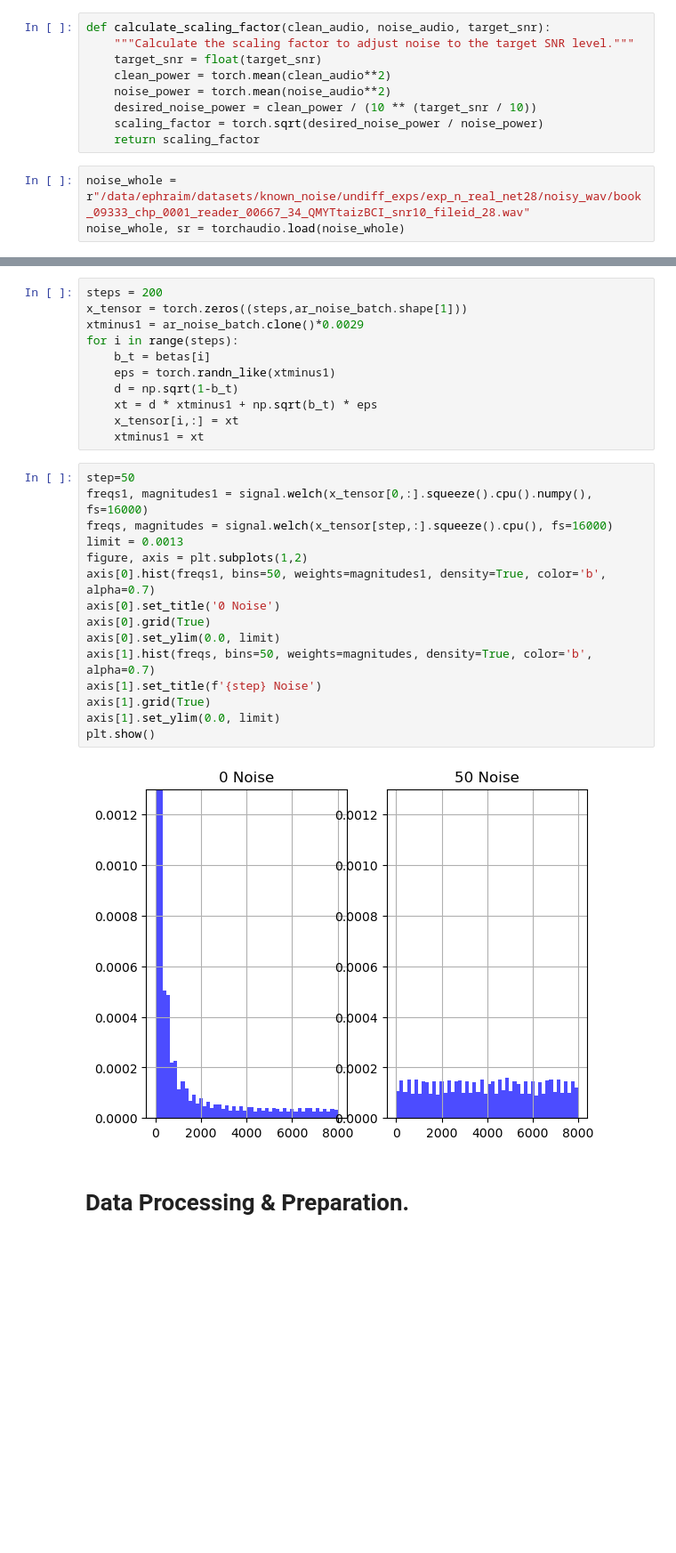
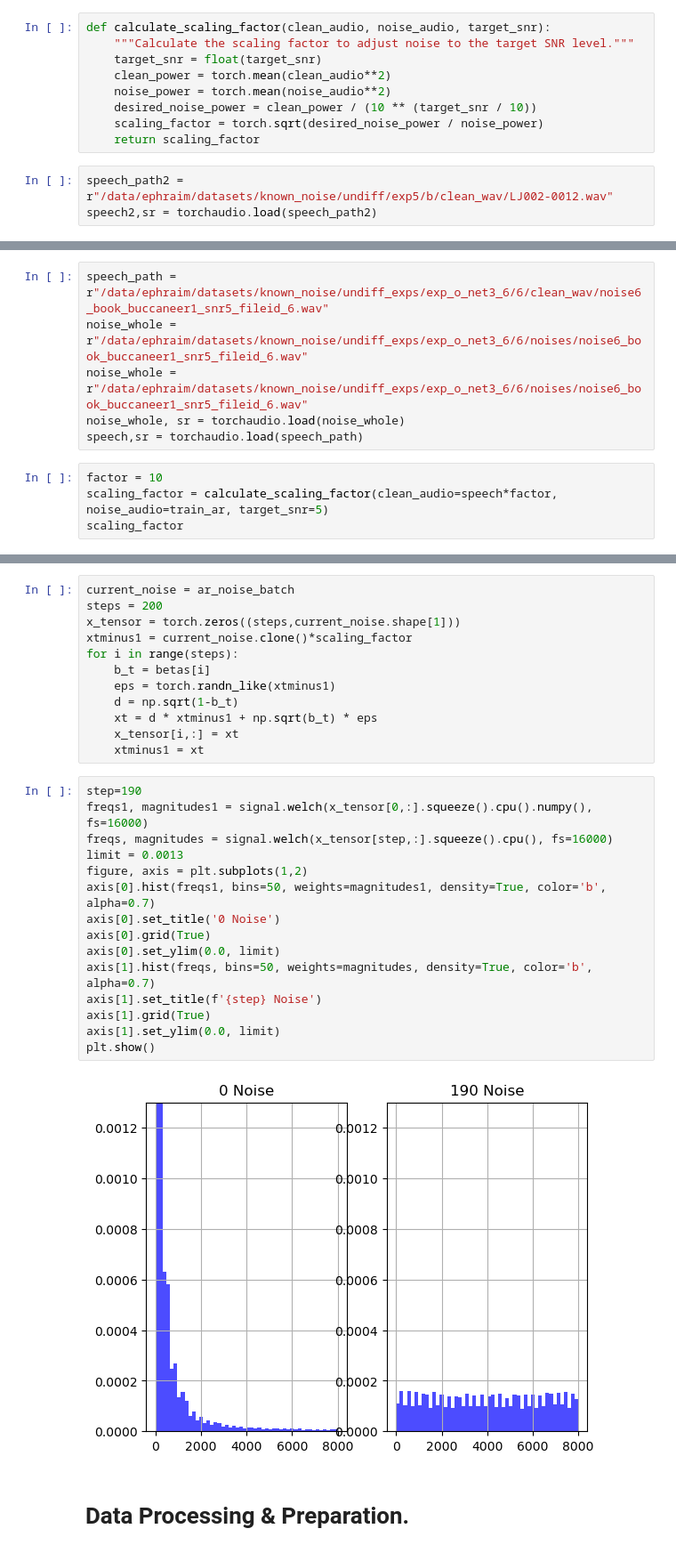
Before and after one commit to ephiephi/Undiff, a Jupyter notebook: 20_calc_forward_process.ipynb, the cells around one changed output, grey strips where cells are left out. Shown: that part at 89% size. Saved outputs shown, nothing was run; the diff lists cells and outputs as text; blank space fills up the shorter version.

```diff
--- a/20_calc_forward_process.ipynb
+++ b/20_calc_forward_process.ipynb
@@ -238,5 +362,5 @@ def calculate_scaling_factor(clean_audio, noise_audio, target_snr):
     scaling_factor = torch.sqrt(desired_noise_power / noise_power)
     return scaling_factor
 # %%
-noise_whole = r"/data/ephraim/datasets/known_noise/undiff_exps/exp_n_real_net28/noisy_wav/book_09333_chp_0001_reader_00667_34_QMYTtaizBCI_snr10_fileid_28.wav"
-noise_whole, sr = torchaudio.load(noise_whole)
+speech_path2 = r"/data/ephraim/datasets/known_noise/undiff/exp5/b/clean_wav/LJ002-0012.wav"
+speech2,sr = torchaudio.load(speech_path2)
@@ -246,0 +367,10 @@ tensor(0.0029)
+# %%
+speech_path = r"/data/ephraim/datasets/known_noise/undiff_exps/exp_o_net3_6/6/clean_wav/noise6_book_buccaneer1_snr5_fileid_6.wav"
+noise_whole = r"/data/ephraim/datasets/known_noise/undiff_exps/exp_o_net3_6/6/noises/noise6_book_buccaneer1_snr5_fileid_6.wav"
+noise_whole = r"/data/ephraim/datasets/known_noise/undiff_exps/exp_o_net3_6/6/noises/noise6_book_buccaneer1_snr5_fileid_6.wav"
+noise_whole, sr = torchaudio.load(noise_whole)
+speech,sr = torchaudio.load(speech_path)
+# %%
+factor = 10
+scaling_factor = calculate_scaling_factor(clean_audio=speech*factor, noise_audio=train_ar, target_snr=5)
+scaling_factor
@@ -259,7 +390,8 @@ tensor(0.0695)
 # %%
+current_noise = ar_noise_batch
 steps = 200
-x_tensor = torch.zeros((steps,ar_noise_batch.shape[1]))
-xtminus1 = ar_noise_batch.clone()*0.0029
+x_tensor = torch.zeros((steps,current_noise.shape[1]))
+xtminus1 = current_noise.clone()*scaling_factor
 for i in range(steps):
     b_t = betas[i]
     eps = torch.randn_like(xtminus1)
@@ -268,22 +400,22 @@ for i in range(steps):
     x_tensor[i,:] = xt
     xtminus1 = xt
 # %%
-step=50
+step=190
 freqs1, magnitudes1 = signal.welch(x_tensor[0,:].squeeze().cpu().numpy(), fs=16000)
 freqs, magnitudes = signal.welch(x_tensor[step,:].squeeze().cpu(), fs=16000)
 limit = 0.0013
 figure, axis = plt.subplots(1,2)
 axis[0].hist(freqs1, bins=50, weights=magnitudes1, density=True, color='b', alpha=0.7)
 axis[0].set_title('0 Noise')
 axis[0].grid(True)
 axis[0].set_ylim(0.0, limit)
 axis[1].hist(freqs, bins=50, weights=magnitudes, density=True, color='b', alpha=0.7)
 axis[1].set_title(f'{step} Noise')
 axis[1].grid(True)
 axis[1].set_ylim(0.0, limit)
 plt.show()
 # %% [output]
-[figure, old version]
+[figure, new version]
 # %% [markdown]
 # Data Processing & Preparation.
 # %%
```
Also changed, not shown: parts of 10 cells of this notebook, 8 other files.
